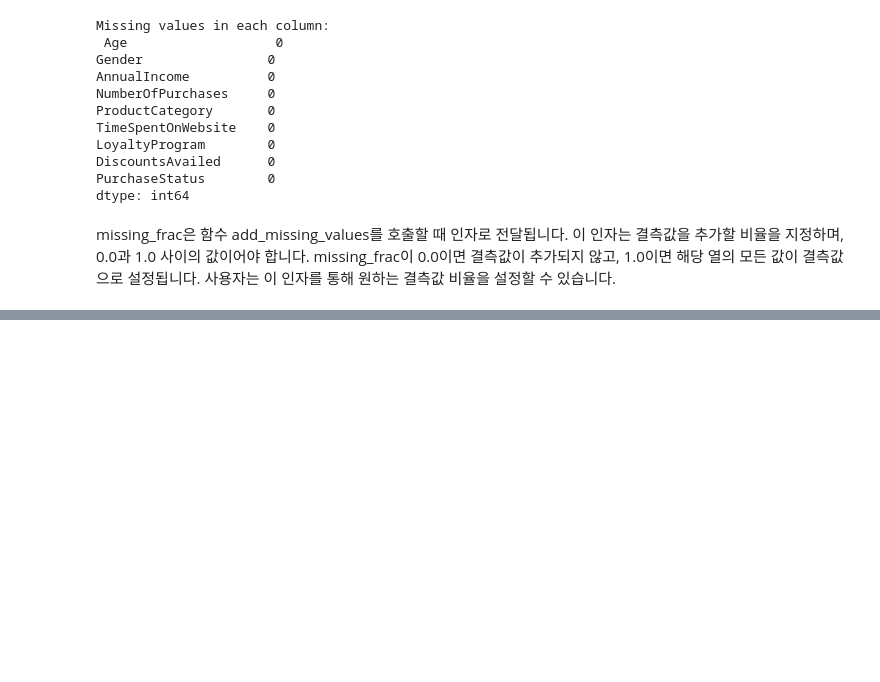
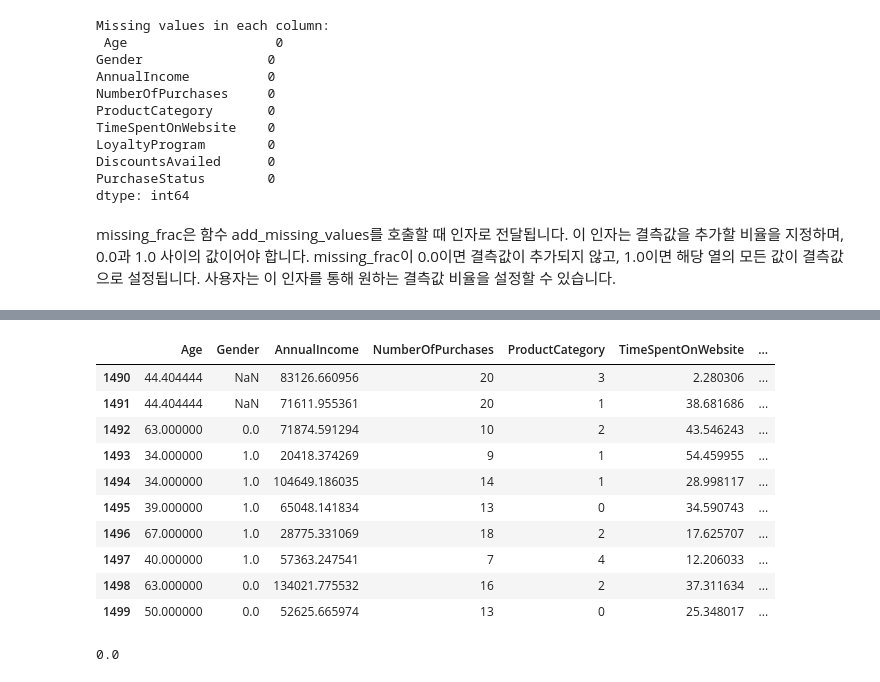
Before and after one commit to hyeonhye126/KakaoTech-Bootcamp, a Jupyter notebook: 데이터의 활용 및 구현/KTB_Day2_GenAI_데이터의활용및구현2_Practice.ipynb, the cells around one changed output, grey strips where cells are left out. Cells and saved outputs as stored; diff of their text form; code cells hidden in the pictures; blank space fills up the shorter version.

```diff
--- a/데이터의 활용 및 구현/KTB_Day2_GenAI_데이터의활용및구현2_Practice.ipynb
+++ b/데이터의 활용 및 구현/KTB_Day2_GenAI_데이터의활용및구현2_Practice.ipynb
@@ -118,0 +161,3 @@ missing_frac은 함수 add_missing_values를 호출할 때 인자로 전달됩
+# %%
+# 숫자 데이터 전처리 - 결측값 처리 (평균값으로 대체)
+data['Age'].fillna(data['Age'].mean(), inplace=True)
@@ -118,0 +177,18 @@ missing_frac은 함수 add_missing_values를 호출할 때 인자로 전달됩
+# %%
+data.tail(10)
+# %% [output]
+|  | Age | Gender | AnnualIncome | NumberOfPurchases | ProductCategory | TimeSpentOnWebsite | ... |
+| 1490 | 44.404444 | NaN | 83126.660956 | 20 | 3 | 2.280306 | ... |
+| 1491 | 44.404444 | NaN | 71611.955361 | 20 | 1 | 38.681686 | ... |
+| 1492 | 63.000000 | 0.0 | 71874.591294 | 10 | 2 | 43.546243 | ... |
+| 1493 | 34.000000 | 1.0 | 20418.374269 | 9 | 1 | 54.459955 | ... |
+| 1494 | 34.000000 | 1.0 | 104649.186035 | 14 | 1 | 28.998117 | ... |
+| 1495 | 39.000000 | 1.0 | 65048.141834 | 13 | 0 | 34.590743 | ... |
+| 1496 | 67.000000 | 1.0 | 28775.331069 | 18 | 2 | 17.625707 | ... |
+| 1497 | 40.000000 | 1.0 | 57363.247541 | 7 | 4 | 12.206033 | ... |
+| 1498 | 63.000000 | 0.0 | 134021.775532 | 16 | 2 | 37.311634 | ... |
+| 1499 | 50.000000 | 0.0 | 52625.665974 | 13 | 0 | 25.348017 | ... |
+# %%
+data['Gender'].mode()[0]
+# %% [output]
+0.0
```
Also changed, not shown: parts of 19 cells of this notebook.
